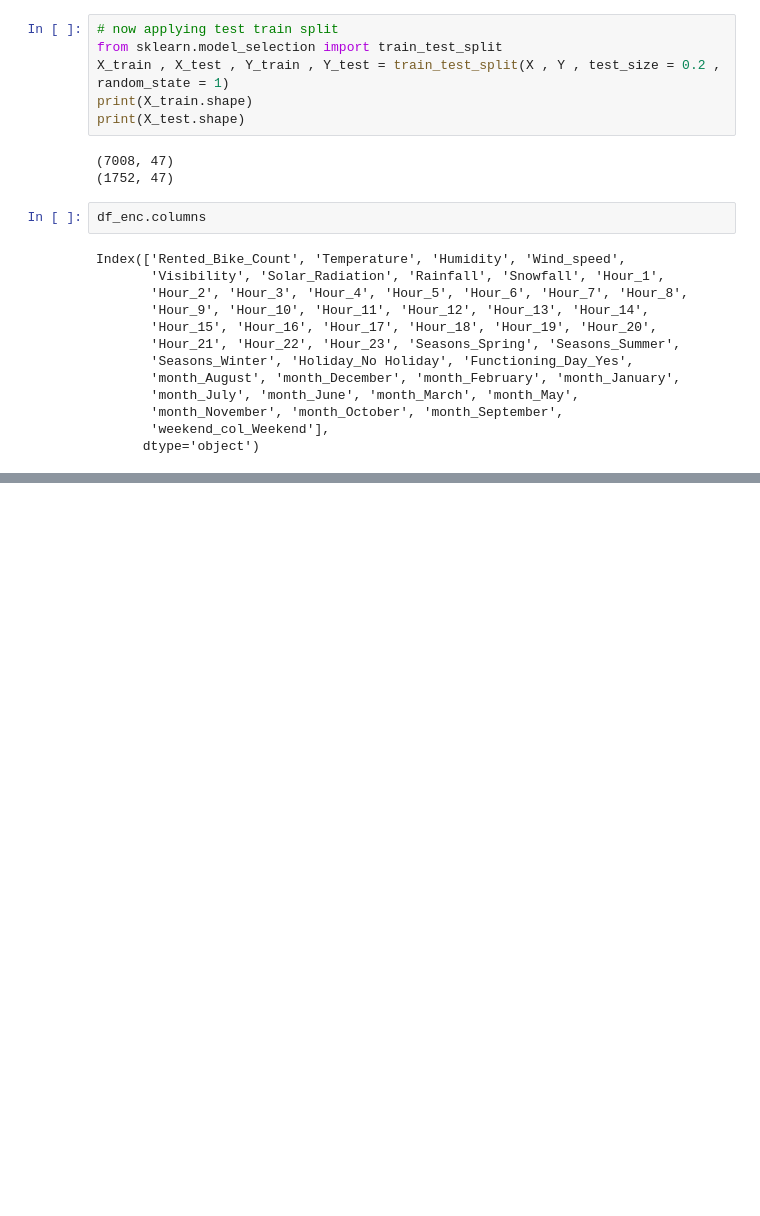
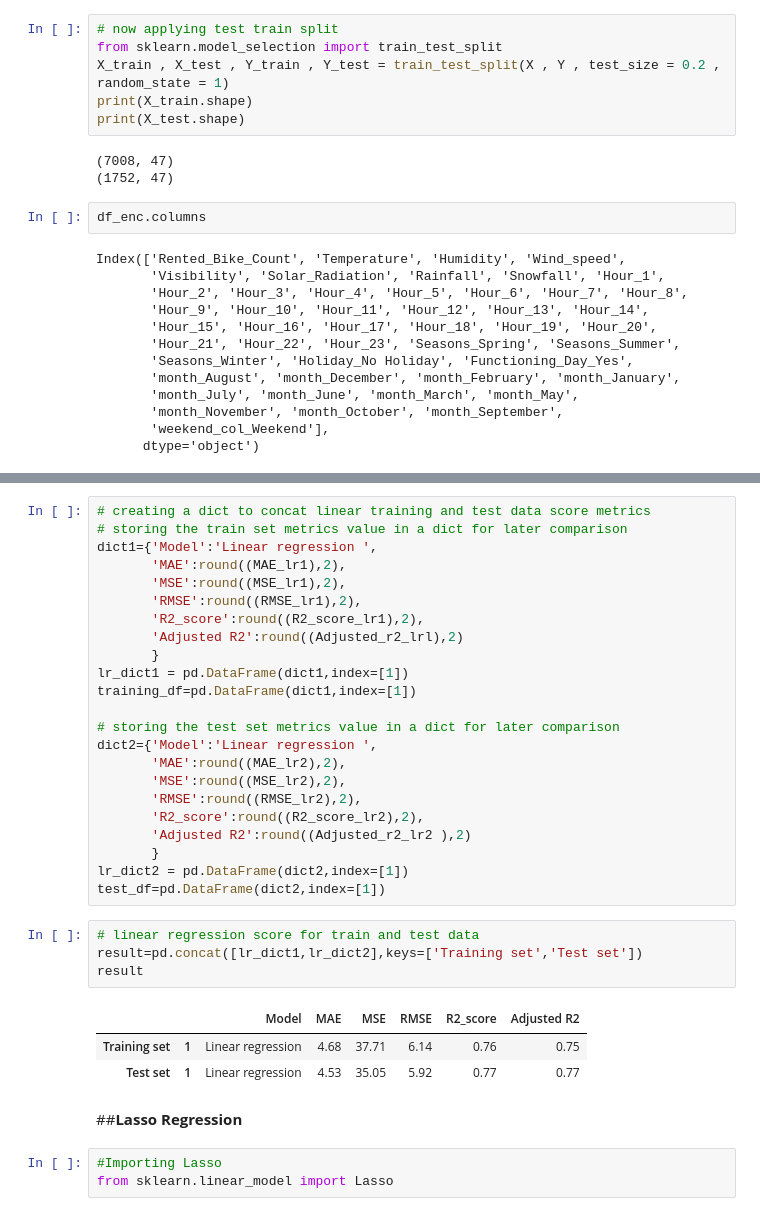
Before and after one commit to kavyas1989/Bike-Sharing-Demand-Prediction, a Jupyter notebook: Bike_Sharing_Demand_Prediction_Capstone_Project.ipynb, the cells around one changed output, grey strips where cells are left out. Drawn from its saved outputs; the diff is of its cells as text; blank space fills up the shorter version.

```diff
--- a/Bike_Sharing_Demand_Prediction_Capstone_Project.ipynb
+++ b/Bike_Sharing_Demand_Prediction_Capstone_Project.ipynb
@@ -636,0 +741,36 @@ Index(['Rented_Bike_Count', 'Temperature', 'Humidity', 'Wind_speed',
+# %%
+# creating a dict to concat linear training and test data score metrics
+# storing the train set metrics value in a dict for later comparison
+dict1={'Model':'Linear regression ',
+       'MAE':round((MAE_lr1),2),
+       'MSE':round((MSE_lr1),2),
+       'RMSE':round((RMSE_lr1),2),
+       'R2_score':round((R2_score_lr1),2),
+       'Adjusted R2':round((Adjusted_r2_lrl),2)
+       }
+lr_dict1 = pd.DataFrame(dict1,index=[1])
+training_df=pd.DataFrame(dict1,index=[1])
+
+# storing the test set metrics value in a dict for later comparison
+dict2={'Model':'Linear regression ',
+       'MAE':round((MAE_lr2),2),
+       'MSE':round((MSE_lr2),2),
+       'RMSE':round((RMSE_lr2),2),
+       'R2_score':round((R2_score_lr2),2),
+       'Adjusted R2':round((Adjusted_r2_lr2 ),2)
+       }
+lr_dict2 = pd.DataFrame(dict2,index=[1])
+test_df=pd.DataFrame(dict2,index=[1])
+# %%
+# linear regression score for train and test data
+result=pd.concat([lr_dict1,lr_dict2],keys=['Training set','Test set'])
+result
+# %% [output]
+|  |  | Model | MAE | MSE | RMSE | R2_score | Adjusted R2 |
+| Training set | 1 | Linear regression | 4.68 | 37.71 | 6.14 | 0.76 | 0.75 |
+| Test set | 1 | Linear regression | 4.53 | 35.05 | 5.92 | 0.77 | 0.77 |
+# %% [markdown]
+##**Lasso Regression**
+# %%
+#Importing Lasso
+from sklearn.linear_model import Lasso
```
Also changed, not shown: parts of 28 cells of this notebook.
